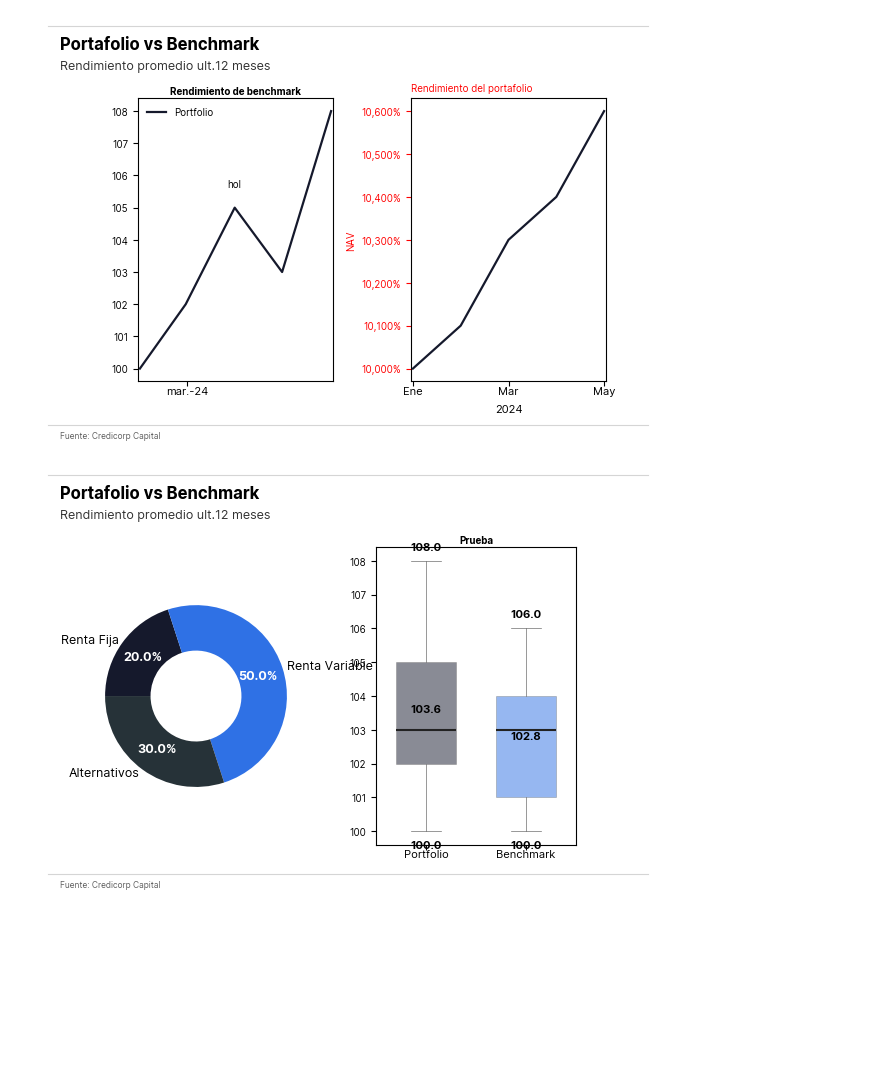
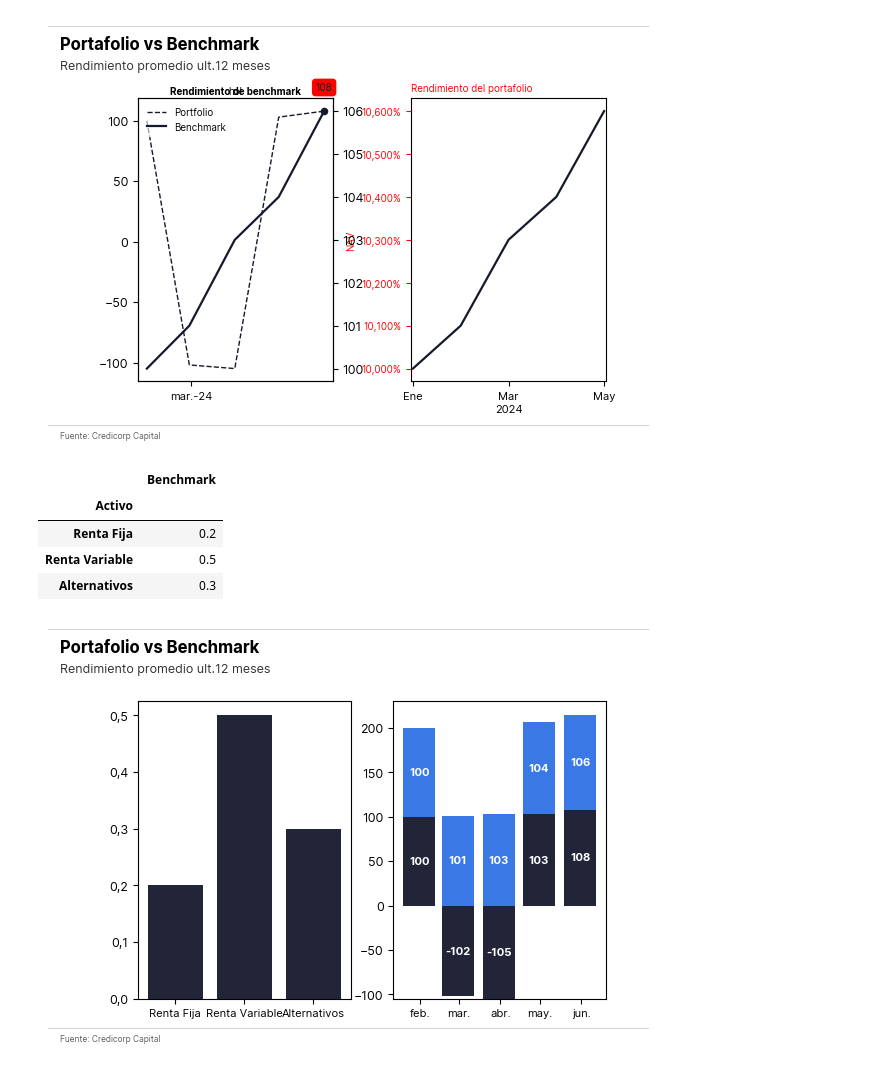
Before and after one commit to jc-ocampob/helpers_ps, a Jupyter notebook: prueba_2.ipynb, the cells around one changed output. Saved outputs shown, nothing was run; the diff lists cells and outputs as text; code cells hidden in the pictures; blank space fills up the shorter version.

```diff
--- a/prueba_2.ipynb
+++ b/prueba_2.ipynb
@@ -5,7 +5,7 @@ from helpers_ps.MtpltGraph.models import FigureTitle
 # %%
 df = pd.DataFrame(
     {
-        "Portfolio": [100, 102, 105, 103, 108],
+        "Portfolio": [100, -102, -105, 103, 108],
         "Benchmark": [100, 101, 103, 104, 106],
     },
     index=pd.date_range("2024-01-31", periods=5, freq="ME")
@@ -22,14 +22,31 @@ g = (
     .add_subtitle("Rendimiento promedio ult.12 meses")
     .add_source(["Fuente: Credicorp Capital"])
     .graph_line(
-        tickers="Portfolio",
+        series = [{
+            "ticker":"Portfolio",
+            "axis_side":"left",
+            "lw": 1,
+            "linestyle":"--",
+            "tags":[{
+                "x_values": "last",
+                "template": "{y_value:,.0f}",
+                "tag":{
+                    "bg_alpha":1,
+                    "show_bbox": True,
+                    "bg_color":"red"
+                }
+            }]
+        }]
+    )
+    .graph_line(
+        series = [{"ticker":"Benchmark", "axis_side":"right"}]
     )
     .tag(pd.to_datetime("2024-03-31"), y_value=105, label="hol")
-    .add_legend(show=True)
+    .add_legend()
     .add_plot_title("Rendimiento de benchmark")
     .axis(1)
     .graph_line(
-        tickers="Benchmark",
+        series = [{"ticker":"Benchmark"}],
         x_axis=dict(
             bbg_format=True,
              tick_step=2
@@ -54,37 +71,67 @@ g = (
 
 )
 # %% [output]
-[figure, old version]
+[figure, new version]
 # %%
 df2 = pd.DataFrame(
     {
         "Activo": ["Renta Fija", "Renta Variable", "Alternativos"],
         "Benchmark": [0.2, 0.5, 0.3],
     },
 ).set_index("Activo")
 
+display(df2)
+
 hp.set_graph_theme()
 
 g = hp.GraphMtplt(dataframe=[df2, df])
 
 g = (
     g
-    .plot(ncols=2, wspace=0.4,)
+    .plot(ncols=2)
     .add_title("Portafolio vs Benchmark")
     .add_subtitle("Rendimiento promedio ult.12 meses")
     .add_source(["Fuente: Credicorp Capital"])
-    .graph_pie(
-        tickers="Benchmark",
-        startangle=180,
-        donut_width=0.5,
+    .graph_bar(
+        series=[{
+            "ticker":"Benchmark"
+        }],
     )
     .axis(1)
-    .graph_box_whiskers(
+    .graph_bar(
         df_index=1,
-        tickers="all",
+        series=[
+            {
+                "ticker":"Portfolio",
+                "tag":[{
+                    "x_values":"all",
+                    "template":"{y_value:,.0f}",
+                    "color":"white",
+                    "fontweight":"bold"
+                }]
+            },
+            {
+                "ticker":"Benchmark",
+                "tag":[{
+                    "x_values":"all",
+                    "template":"{y_value:,.0f}",
+                    "color":"white",
+                    "fontweight":"bold"
+                }]
+            }
+        ],
+        stacked=True,
+        x_axis=dict(
+            fmt="%b",
+            tick_step=1
+        )
     )
-    .add_plot_title("Prueba")
 )
 # %% [output]
+|  | Benchmark |
+| Activo |  |
+| Renta Fija | 0.2 |
+| Renta Variable | 0.5 |
+| Alternativos | 0.3 |
-[figure, old version]
+[figure, new version]
 # %%
```
Also changed, not shown: parts of 12 cells of this notebook, 33 other files.
